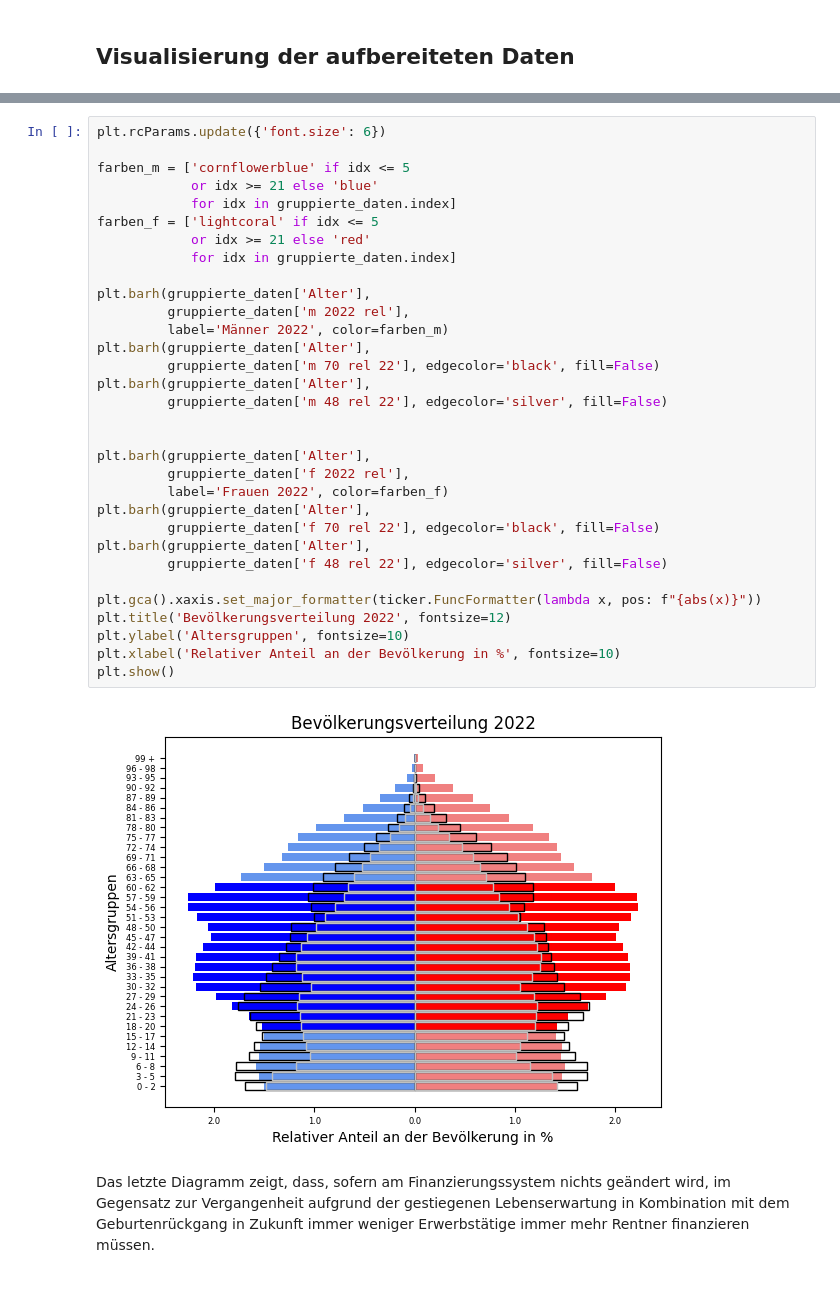
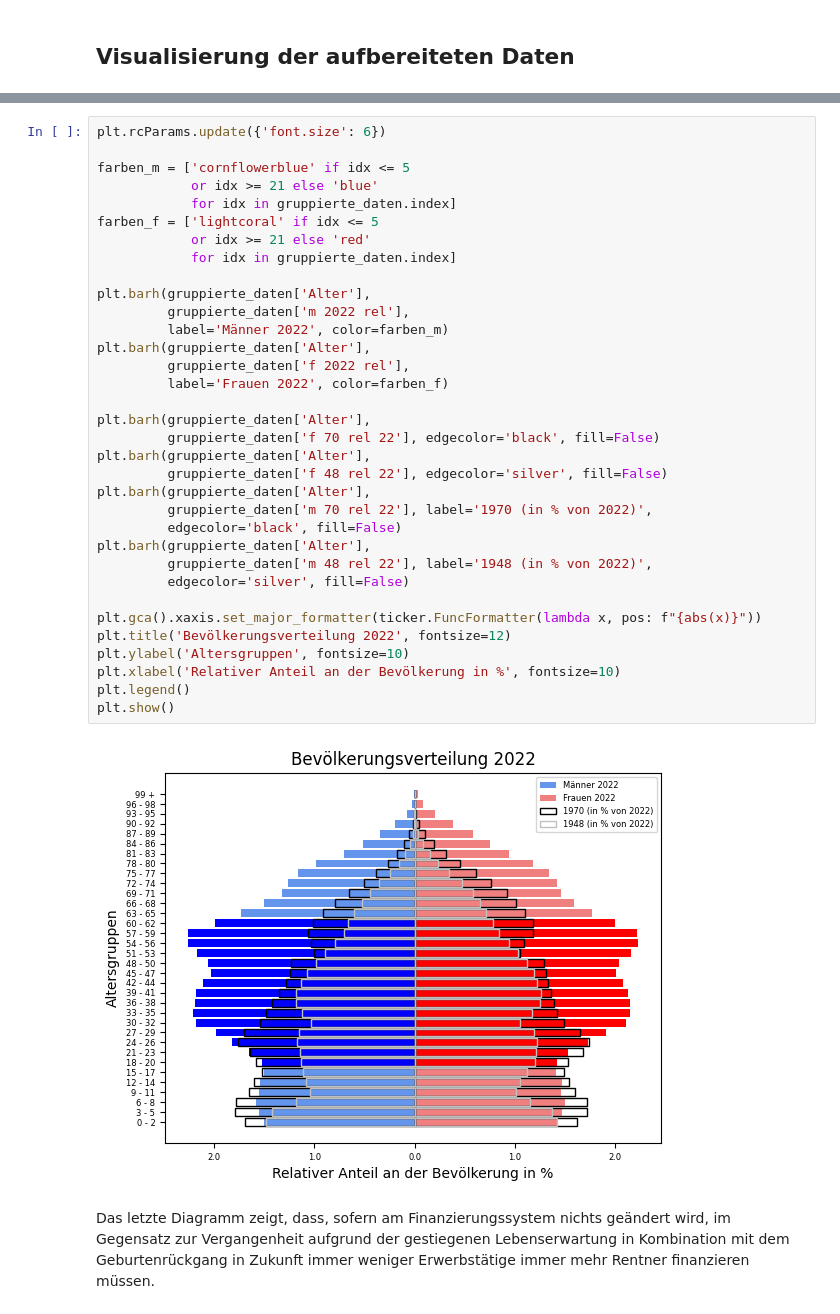
Before and after one commit to ProgrammierenNachOFI/Altersvorsorge, a Jupyter notebook: docs/ahv_tutorial.ipynb, the cells around one changed output, grey strips where cells are left out. Saved outputs shown, nothing was run; the diff lists cells and outputs as text.

```diff
--- a/docs/ahv_tutorial.ipynb
+++ b/docs/ahv_tutorial.ipynb
@@ -247,37 +254,39 @@ plt.show()
 # %%
 plt.rcParams.update({'font.size': 6})
 
 farben_m = ['cornflowerblue' if idx <= 5
             or idx >= 21 else 'blue'
             for idx in gruppierte_daten.index]
 farben_f = ['lightcoral' if idx <= 5
             or idx >= 21 else 'red'
             for idx in gruppierte_daten.index]
 
 plt.barh(gruppierte_daten['Alter'],
          gruppierte_daten['m 2022 rel'],
          label='Männer 2022', color=farben_m)
 plt.barh(gruppierte_daten['Alter'],
-         gruppierte_daten['m 70 rel 22'], edgecolor='black', fill=False)
-plt.barh(gruppierte_daten['Alter'],
-         gruppierte_daten['m 48 rel 22'], edgecolor='silver', fill=False)
-
-
-plt.barh(gruppierte_daten['Alter'],
          gruppierte_daten['f 2022 rel'],
          label='Frauen 2022', color=farben_f)
+
 plt.barh(gruppierte_daten['Alter'],
          gruppierte_daten['f 70 rel 22'], edgecolor='black', fill=False)
 plt.barh(gruppierte_daten['Alter'],
          gruppierte_daten['f 48 rel 22'], edgecolor='silver', fill=False)
+plt.barh(gruppierte_daten['Alter'],
+         gruppierte_daten['m 70 rel 22'], label='1970 (in % von 2022)',
+         edgecolor='black', fill=False)
+plt.barh(gruppierte_daten['Alter'],
+         gruppierte_daten['m 48 rel 22'], label='1948 (in % von 2022)',
+         edgecolor='silver', fill=False)
 
 plt.gca().xaxis.set_major_formatter(ticker.FuncFormatter(lambda x, pos: f"{abs(x)}"))
 plt.title('Bevölkerungsverteilung 2022', fontsize=12)
 plt.ylabel('Altersgruppen', fontsize=10)
 plt.xlabel('Relativer Anteil an der Bevölkerung in %', fontsize=10)
+plt.legend()
 plt.show()
 # %% [output]
-[figure, old version]
+[figure, new version]
 # %% [markdown]
 Das letzte Diagramm zeigt, dass, sofern am Finanzierungssystem nichts
 geändert wird, im Gegensatz zur Vergangenheit aufgrund der gestiegenen
```
Also changed, not shown: parts of 6 cells of this notebook, 1 other file.
